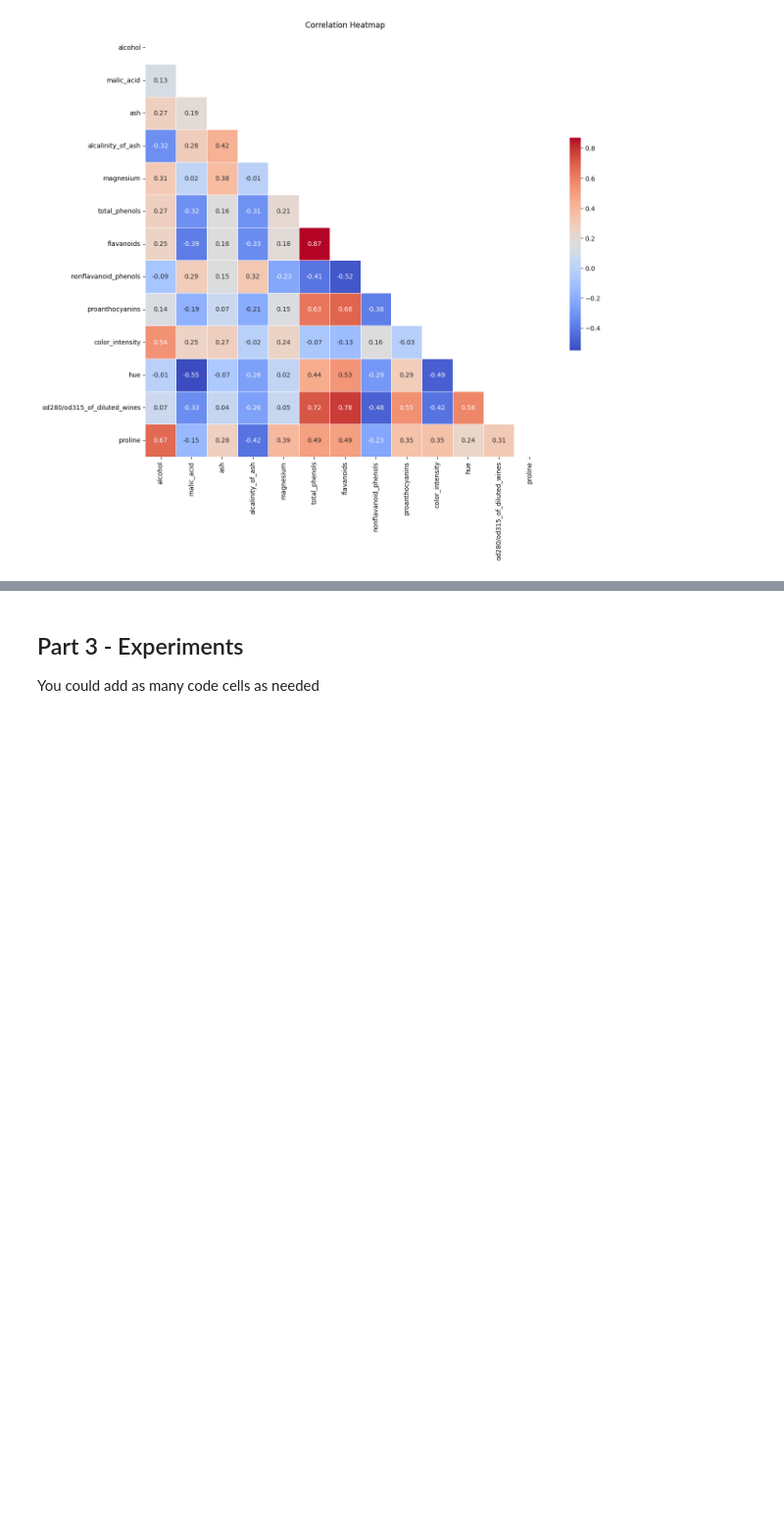
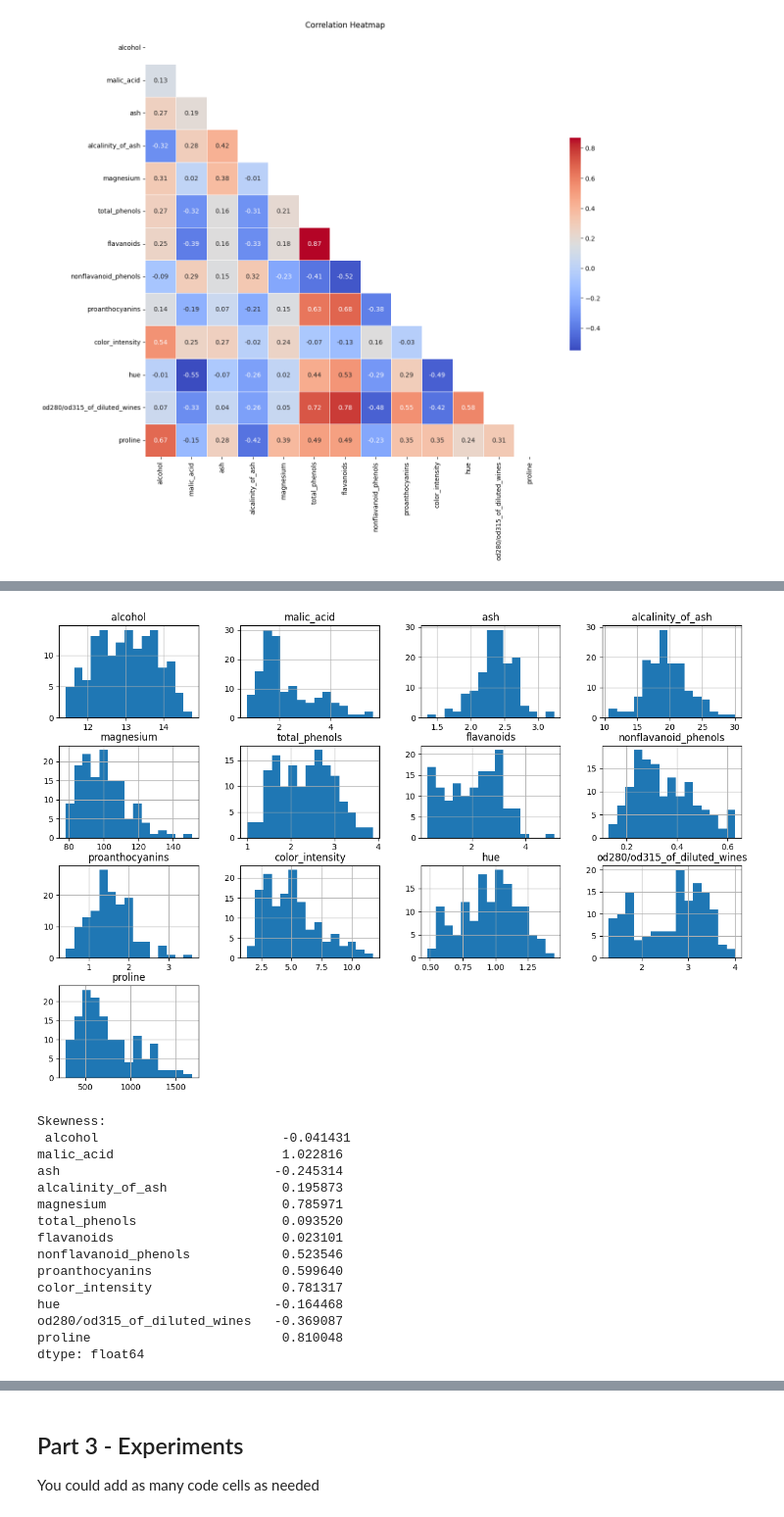
Before and after one commit to Alina-sul/ML-assignment-2, a Jupyter notebook: Assignment2_supervised_learning_flow.ipynb, the cells around one changed output, grey strips where cells are left out. Shown at 98% size. Saved outputs shown, nothing was run; the diff lists cells and outputs as text; code cells hidden in the pictures; blank space fills up the shorter version.

```diff
--- a/Assignment2_supervised_learning_flow.ipynb
+++ b/Assignment2_supervised_learning_flow.ipynb
@@ -106,7 +169,7 @@ Basic statistics of the testing data:
 Identifying how features are linearly related to each other
 # %%
 # Exclude 'target' from correlation matrix
-features = train_data.drop('target', axis=1)
+features = wine_train.drop('target', axis=1)
 corr_matrix = features.corr()
 
 # Generate a mask for the upper triangle
@@ -198,0 +245,25 @@ plt.show()
+# %%
+# Checking distribution and skewness for important features
+wine_train[features.columns].hist(bins=15, figsize=(15, 10), layout=(4, 4))
+plt.show()
+
+# Calculate skewness to see if any feature is heavily skewed
+skewness = wine_train[features.columns].skew()
+print("Skewness:\n", skewness)
+# %% [output]
+[figure, added]
+Skewness:
+ alcohol                        -0.041431
+malic_acid                      1.022816
+ash                            -0.245314
+alcalinity_of_ash               0.195873
+magnesium                       0.785971
+total_phenols                   0.093520
+flavanoids                      0.023101
+nonflavanoid_phenols            0.523546
+proanthocyanins                 0.599640
+color_intensity                 0.781317
+hue                            -0.164468
+od280/od315_of_diluted_wines   -0.369087
+proline                         0.810048
+dtype: float64
```
Also changed, not shown: parts of 26 cells of this notebook.
